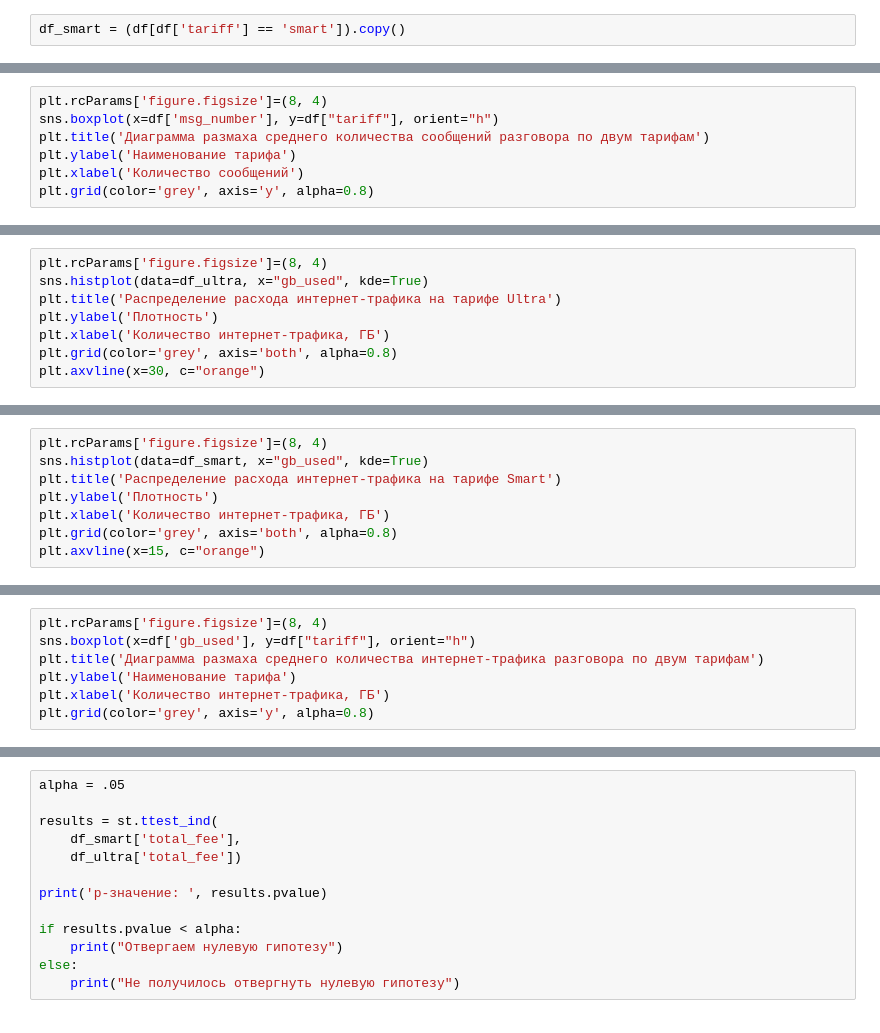
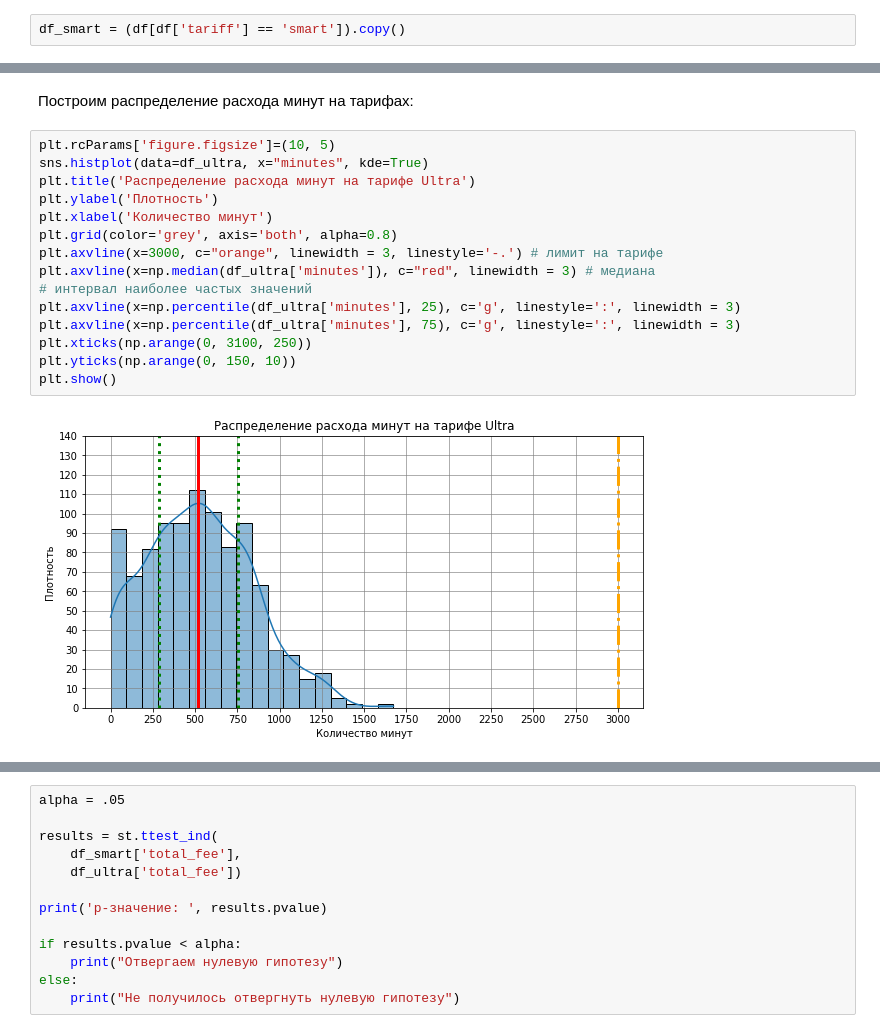
Before and after one commit to klipbn/klip_study, a Jupyter notebook: determination_of_promising_tariff/determination_of_promising_tariff.ipynb, the cells around one changed output, grey strips where cells are left out. Drawn from its saved outputs; the diff is of its cells as text.

```diff
--- a/determination_of_promising_tariff/determination_of_promising_tariff.ipynb
+++ b/determination_of_promising_tariff/determination_of_promising_tariff.ipynb
@@ -525,7 +594,0 @@ plt.axvline(x=50, c="orange")
-# %%
-plt.rcParams['figure.figsize']=(8, 4)
-sns.boxplot(x=df['msg_number'], y=df["tariff"], orient="h")
-plt.title('Диаграмма размаха среднего количества сообщений разговора по двум тарифам')
-plt.ylabel('Наименование тарифа')
-plt.xlabel('Количество сообщений')
-plt.grid(color='grey', axis='y', alpha=0.8)
@@ -552,8 +594,0 @@ display(f"Дисперсия интернет-трафика на тарифе S
-# %%
-plt.rcParams['figure.figsize']=(8, 4)
-sns.histplot(data=df_ultra, x="gb_used", kde=True)
-plt.title('Распределение расхода интернет-трафика на тарифе Ultra')
-plt.ylabel('Плотность')
-plt.xlabel('Количество интернет-трафика, ГБ')
-plt.grid(color='grey', axis='both', alpha=0.8)
-plt.axvline(x=30, c="orange")
@@ -563,8 +594,0 @@ plt.axvline(x=30, c="orange")
-# %%
-plt.rcParams['figure.figsize']=(8, 4)
-sns.histplot(data=df_smart, x="gb_used", kde=True)
-plt.title('Распределение расхода интернет-трафика на тарифе Smart')
-plt.ylabel('Плотность')
-plt.xlabel('Количество интернет-трафика, ГБ')
-plt.grid(color='grey', axis='both', alpha=0.8)
-plt.axvline(x=15, c="orange")
@@ -574,7 +594,0 @@ plt.axvline(x=15, c="orange")
-# %%
-plt.rcParams['figure.figsize']=(8, 4)
-sns.boxplot(x=df['gb_used'], y=df["tariff"], orient="h")
-plt.title('Диаграмма размаха среднего количества интернет-трафика разговора по двум тарифам')
-plt.ylabel('Наименование тарифа')
-plt.xlabel('Количество интернет-трафика, ГБ')
-plt.grid(color='grey', axis='y', alpha=0.8)
@@ -590,0 +606,19 @@ H1 - средняя выручка пользователей тарифов «
+# %% [markdown]
+Построим распределение расхода минут на тарифах:
+# %%
+plt.rcParams['figure.figsize']=(10, 5)
+sns.histplot(data=df_ultra, x="minutes", kde=True)
+plt.title('Распределение расхода минут на тарифе Ultra')
+plt.ylabel('Плотность')
+plt.xlabel('Количество минут')
+plt.grid(color='grey', axis='both', alpha=0.8)
+plt.axvline(x=3000, c="orange", linewidth = 3, linestyle='-.') # лимит на тарифе
+plt.axvline(x=np.median(df_ultra['minutes']), c="red", linewidth = 3) # медиана
+# интервал наиболее частых значений
+plt.axvline(x=np.percentile(df_ultra['minutes'], 25), c='g', linestyle=':', linewidth = 3)
+plt.axvline(x=np.percentile(df_ultra['minutes'], 75), c='g', linestyle=':', linewidth = 3)
+plt.xticks(np.arange(0, 3100, 250))
+plt.yticks(np.arange(0, 150, 10))
+plt.show()
+# %% [output]
+[figure, added]
```
Also changed, not shown: parts of 173 cells of this notebook.
